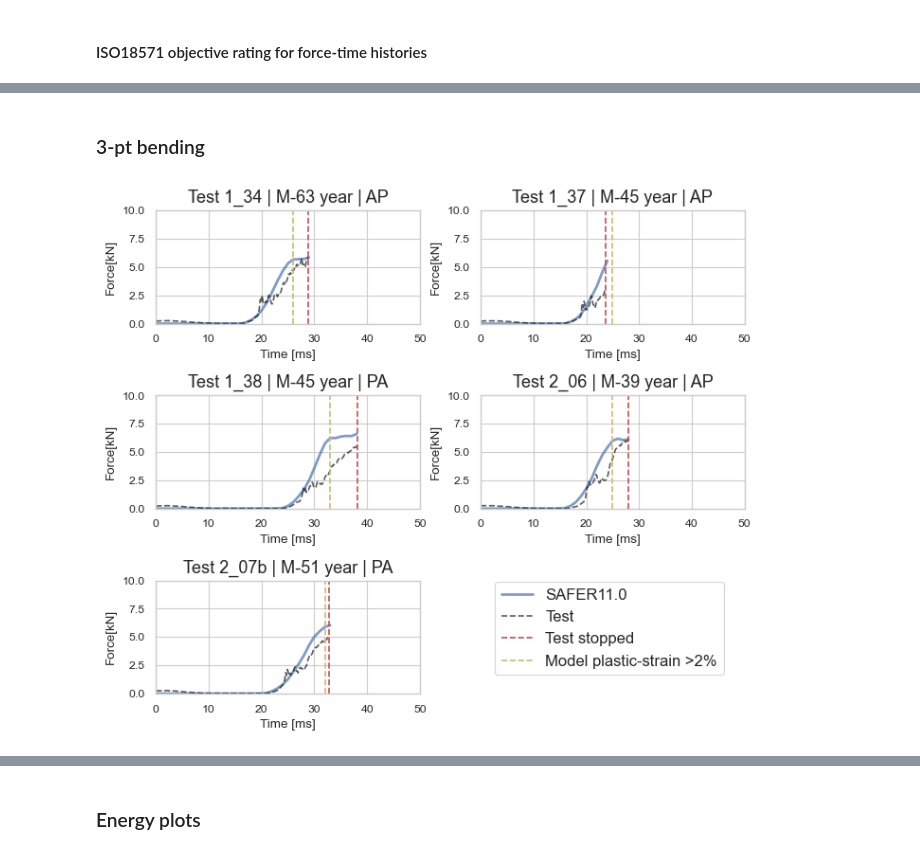
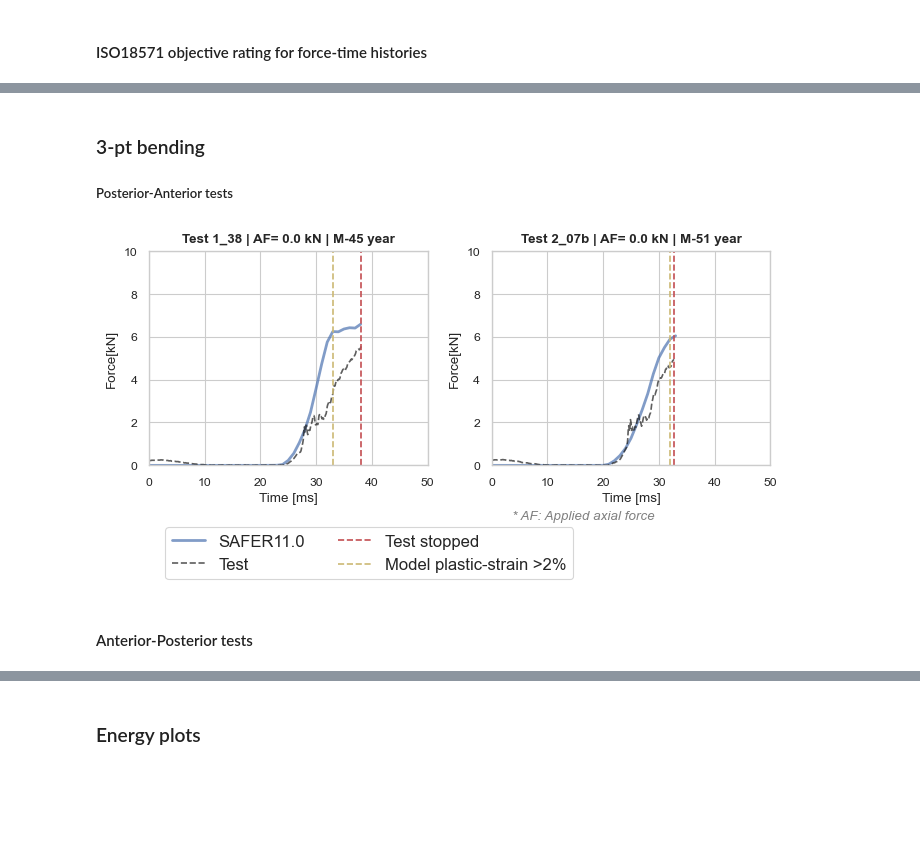
Before and after one commit to saferhbm/validation, a Jupyter notebook: validation/Ivarsson-2009-femur-shaft/SAFER_11.0/Ivarsson-2009.ipynb, the cells around one changed output, grey strips where cells are left out. Cells and saved outputs as stored; diff of their text form; code cells hidden in the pictures; blank space fills up the shorter version.

```diff
--- a/validation/Ivarsson-2009-femur-shaft/SAFER_11.0/Ivarsson-2009.ipynb
+++ b/validation/Ivarsson-2009-femur-shaft/SAFER_11.0/Ivarsson-2009.ipynb
@@ -492,0 +520,16 @@ ISO 18571 results
+# %%
+df_BC=df_res.loc[df_res.index[[4,7,8,11,12,13,15,16]]]
+fig, ax = plt.subplots(figsize=(5, 3))
+br1 = np.arange(len(df_BC))
+ax.bar(br1,df_BC['Overall Score'].values,**B1)
+plt.xticks(range(len(df_BC)), df_BC['Test'], rotation=0)
+ax.set_ylim([0,1])
+ax.set_yticks([0.5,0.58,0.80,0.94,1])
+ax.grid(axis='x')
+ax.set_title('ISO18571',fontsize=20,fontweight='bold')
+
+print('Average: {} \nRange: {}-{}'.format(df_BC['Overall Score'].mean().round(2),
+                                           min(df_BC['Overall Score'].round(2)),
+                                           max(df_BC['Overall Score'].round(2))))
+
+df_BC.style.apply(select_col, axis=None).format(precision=2).set_caption("ISO 18571 results").set_table_styles(heading).set_properties(**content)
@@ -493,27 +550,29 @@ ISO 18571 results
 # %% [markdown]
 ### 3-pt bending
+##### Posterior-Anterior tests
 # %%
-fig_ft, axs = plt.subplots(nrows=3, ncols=2,figsize=(7, 6))
-i=18
-start_time=[26,28,27,28,18,24,25,17,15,26,25,16,17,17,30,20,16,34,15,15.5,23,15,20]
-
+PA_tests=[20,22]
+fig_ft, axs = plt.subplots(nrows=1, ncols=2,figsize=(7, 3))
+i=0
 for ax in axs.flat:
     ax.set_ylabel('Force[kN]')
     ax.set_xlabel('Time [ms]');
-    if i > 22:
-        break;
-    ax.set_title('Test {} | M-{} year | {}'.format(Tests[i],Age[i],sp_pos[i]),fontsize=13)
-    t=exp.Time[exp[Tests[i]]==max(exp[Tests[i]])].item()
-    fail_2p=sim_output[Tests[i]].BONES.strain.time.iloc[sim_output[Tests[i]].BONES.strain.strain[sim_output[Tests[i]].BONES.strain.strain<0.0275].last_valid_index()][0]
+    if PA_tests[i] > 22:
+        fig_ft.delaxes(ax)
+    ax.set_title('Test {} | AF= {:.1f} kN | M-{} year'.format(Tests[PA_tests[i]],max((exp_axl[Tests[PA_tests[i]]])),Age[PA_tests[i]]), weight='bold')
+    fail_2p=sim_output[Tests[PA_tests[i]]].BONES.strain.time.iloc[sim_output[Tests[PA_tests[i]]].BONES.strain.strain[sim_output[Tests[PA_tests[i]]].BONES.strain.strain<0.0277].last_valid_index()][0]
+    t=exp.Time[exp[Tests[PA_tests[i]]]==max(exp[Tests[PA_tests[i]]])].item()
     ax.set_xlim([0,50])
     ax.set_ylim([0,10])
-    ax.plot(sim_output[Tests[i]].impactor.Force.time.iloc[:round(t)+1],sim_output[Tests[i]].impactor.Force.force.iloc[:round(t)+1],**simulation)
-    ax.plot(exp.Time,exp[Tests[i]],label='Test',**experiment)
+    ax.plot(sim_output[Tests[PA_tests[i]]].impactor.Force.time.iloc[:round(t)+1],sim_output[Tests[PA_tests[i]]].impactor.Force.force.iloc[:round(t)+1],**simulation)
+    ax.plot(exp.Time,exp[Tests[PA_tests[i]]],label='Test',**experiment)
     ax.axvline (x=t,linestyle='--',color='r')
     ax.axvline (x=fail_2p,linestyle='--',color='y')
     i=i+1
-fig_ft.delaxes(axs[2,1])
-fig_ft.legend(["SAFER11.0","Test","Test stopped","Model plastic-strain >2%"], bbox_to_anchor=(0.95,0.30),fontsize=12);
+fig_ft.legend(["SAFER11.0","Test","Test stopped","Model plastic-strain >2%"], bbox_to_anchor=(0.7,0),ncols=2,fontsize=12);
+fig_ft.text(0.6,0,'* AF: Applied axial force ', style='italic',color='grey')
 fig_ft.tight_layout()
 # %% [output]
-[figure, old version]
+[figure, new version]
+# %% [markdown]
+#### Anterior-Posterior tests
```
Also changed, not shown: parts of 16 cells of this notebook.
